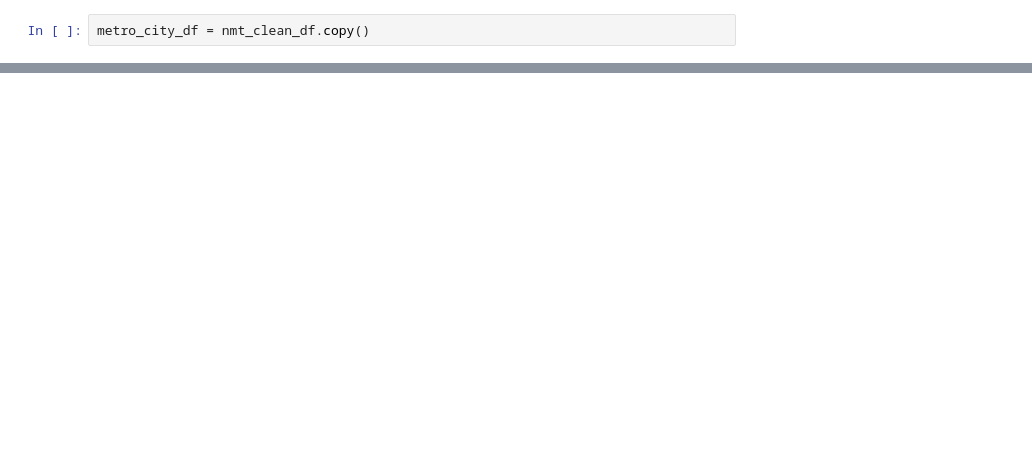
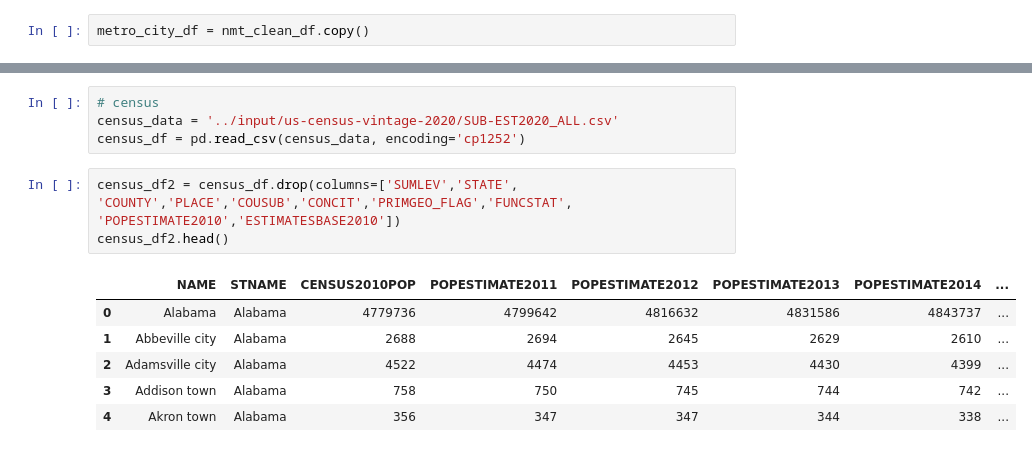
Before and after one commit to laurenweiner/housing_market_project, a Jupyter notebook: redfin-housing-market-clean.ipynb, the cells around one changed output, grey strips where cells are left out. Cells and saved outputs as stored; diff of their text form; blank space fills up the shorter version.

```diff
--- a/redfin-housing-market-clean.ipynb
+++ b/redfin-housing-market-clean.ipynb
@@ -77,0 +107,14 @@ final_metro_city_df
+# %%
+# census
+census_data = '../input/us-census-vintage-2020/SUB-EST2020_ALL.csv'
+census_df = pd.read_csv(census_data, encoding='cp1252')
+# %%
+census_df2 = census_df.drop(columns=['SUMLEV','STATE', 'COUNTY','PLACE','COUSUB','CONCIT','PRIMGEO_FLAG','FUNCSTAT', 'POPESTIMATE2010','ESTIMATESBASE2010'])
+census_df2.head()
+# %% [output]
+|  | NAME | STNAME | CENSUS2010POP | POPESTIMATE2011 | POPESTIMATE2012 | POPESTIMATE2013 | POPESTIMATE2014 | ... |
+| 0 | Alabama | Alabama | 4779736 | 4799642 | 4816632 | 4831586 | 4843737 | ... |
+| 1 | Abbeville city | Alabama | 2688 | 2694 | 2645 | 2629 | 2610 | ... |
+| 2 | Adamsville city | Alabama | 4522 | 4474 | 4453 | 4430 | 4399 | ... |
+| 3 | Addison town | Alabama | 758 | 750 | 745 | 744 | 742 | ... |
+| 4 | Akron town | Alabama | 356 | 347 | 347 | 344 | 338 | ... |
```
Also changed, not shown: parts of 10 cells of this notebook.
